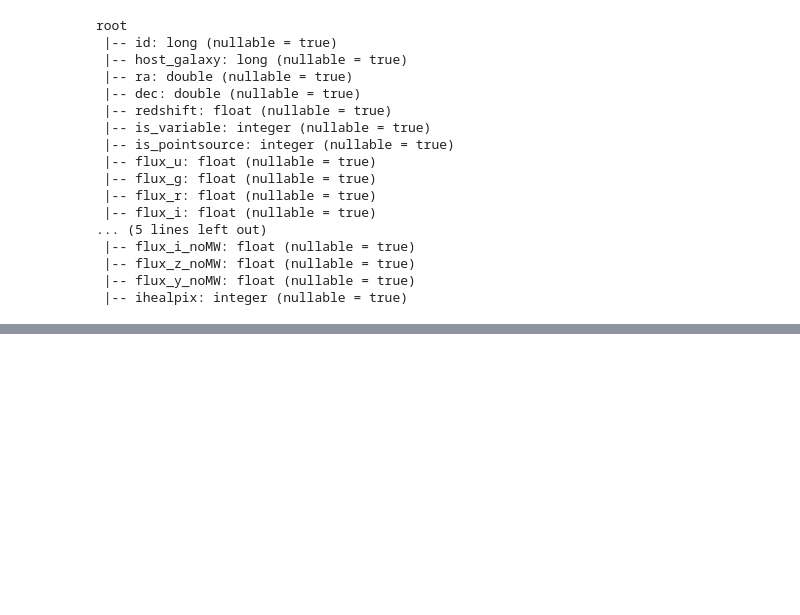
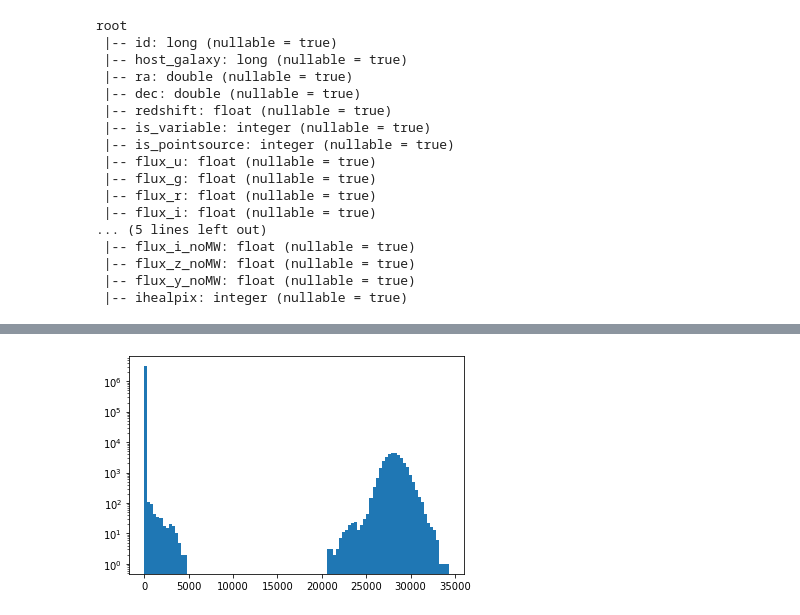
Before and after one commit to sylvielsstfr/MyDC2work, a Jupyter notebook: spark/ComputeClGal_CosmoDC2_spark.ipynb, the cells around one changed output, grey strips where cells are left out. Cells and saved outputs as stored; diff of their text form; code cells hidden in the pictures; blank space fills up the shorter version.

```diff
--- a/spark/ComputeClGal_CosmoDC2_spark.ipynb
+++ b/spark/ComputeClGal_CosmoDC2_spark.ipynb
@@ -179,0 +243,6 @@ ell = np.arange(len(cl))
+# %%
+plt.hist(hpMap,bins=int(100))
+plt.yscale('log')
+plt.show()
+# %% [output]
+[figure, added]
```
Also changed, not shown: parts of 7 cells of this notebook, 1 other file.
